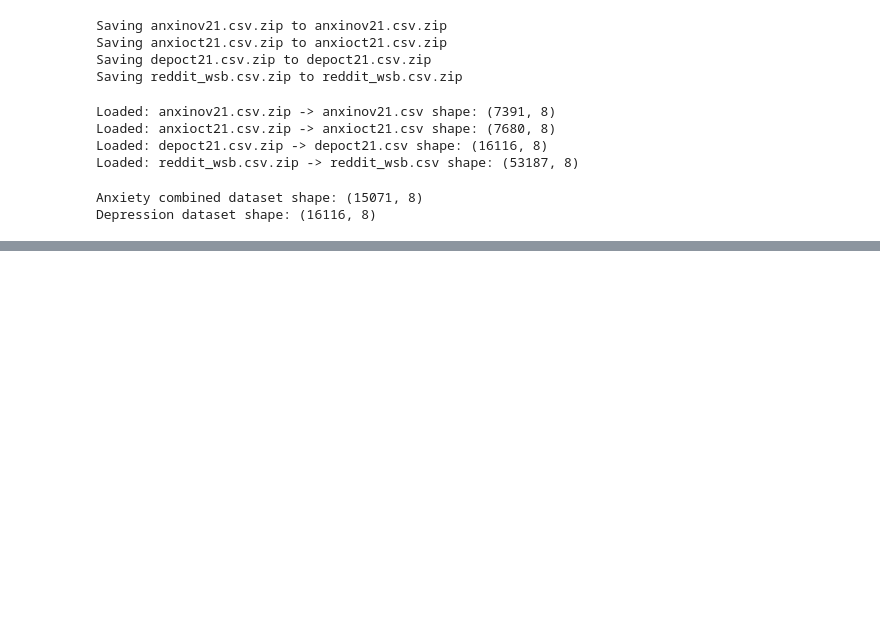
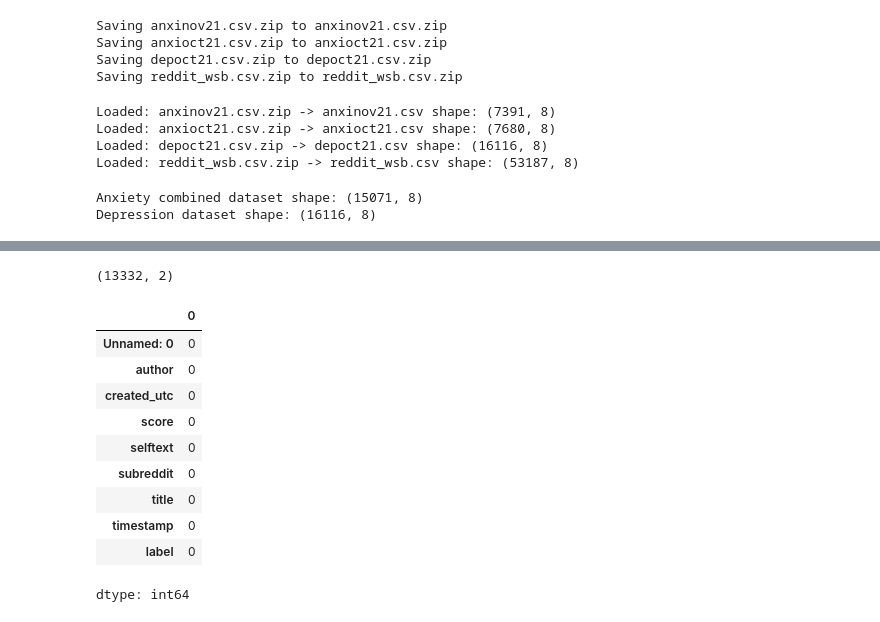
Before and after one commit to mk123x/Mental-Health-Transformer-Classification, a Jupyter notebook: mental_health__transformer_classification.ipynb, the cells around one changed output, grey strips where cells are left out. Cells and saved outputs as stored; diff of their text form; code cells hidden in the pictures; blank space fills up the shorter version.

```diff
--- a/mental_health__transformer_classification.ipynb
+++ b/mental_health__transformer_classification.ipynb
@@ -58,0 +137,23 @@ Depression dataset shape: (16116, 8)
+# %%
+depression.shape #how many rows remain
+# %% [output]
+(13332, 2)
+# %%
+anxiety = anxiety[
+    (anxiety['selftext'].notna()) & #where text is empty
+    (anxiety['selftext'] != '[removed]') & #where text is removed
+    (anxiety['selftext'] != '[deleted]')] #where text has been deleted
+# %%
+anxiety.isna().sum() #how many mssig values r left
+# %% [output]
+|  | 0 |
+| Unnamed: 0 | 0 |
+| author | 0 |
+| created_utc | 0 |
+| score | 0 |
+| selftext | 0 |
+| subreddit | 0 |
+| title | 0 |
+| timestamp | 0 |
+| label | 0 |
+dtype: int64
```
Also changed, not shown: parts of 20 cells of this notebook.
